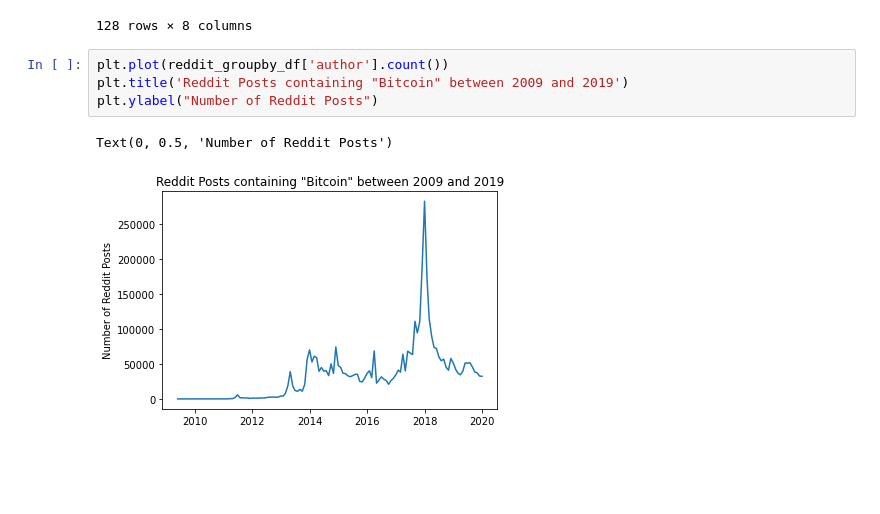
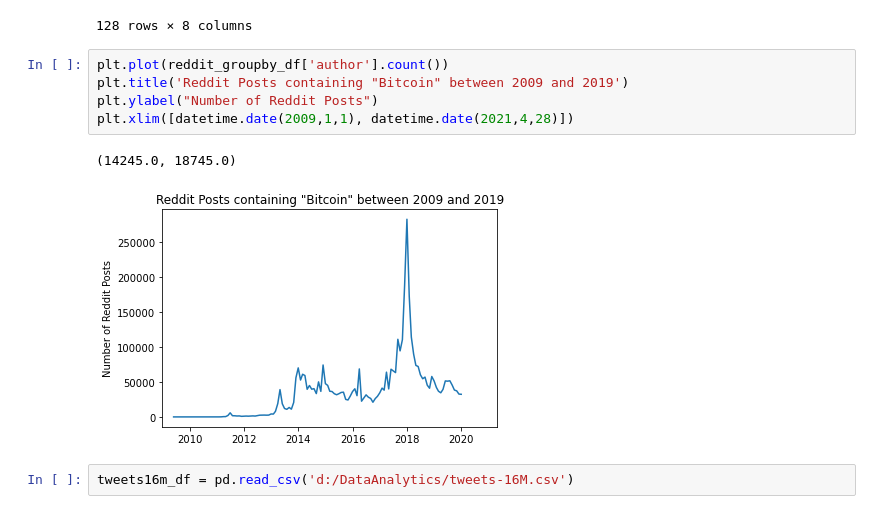
Before and after one commit to nickkyklausng/Crypto-Assignment, a Jupyter notebook: Dave-Crypto-SocialMedia.ipynb, the cells around one changed output. Cells and saved outputs as stored; diff of their text form; blank space fills up the shorter version.

```diff
--- a/Dave-Crypto-SocialMedia.ipynb
+++ b/Dave-Crypto-SocialMedia.ipynb
@@ -63,7 +63,10 @@ reddit_groupby_df.count()
 # %%
 plt.plot(reddit_groupby_df['author'].count())
 plt.title('Reddit Posts containing "Bitcoin" between 2009 and 2019')
 plt.ylabel("Number of Reddit Posts")
+plt.xlim([datetime.date(2009,1,1), datetime.date(2021,4,28)])
 # %% [output]
-Text(0, 0.5, 'Number of Reddit Posts')
+(14245.0, 18745.0)
-[figure, old version]
+[figure, new version]
+# %%
+tweets16m_df = pd.read_csv('d:/DataAnalytics/tweets-16M.csv')
```
Also changed, not shown: 1 other file.
